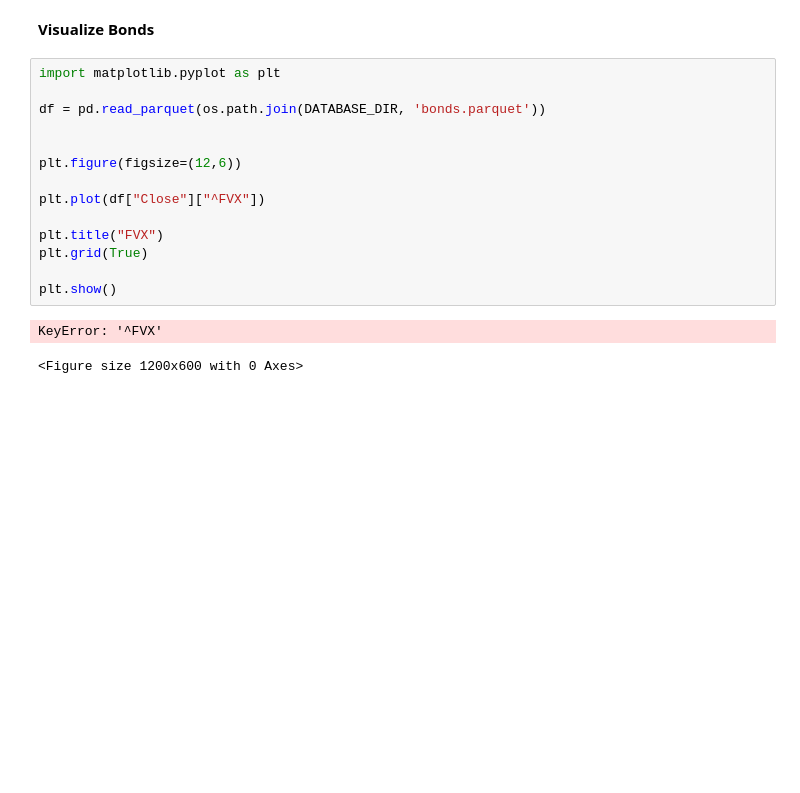
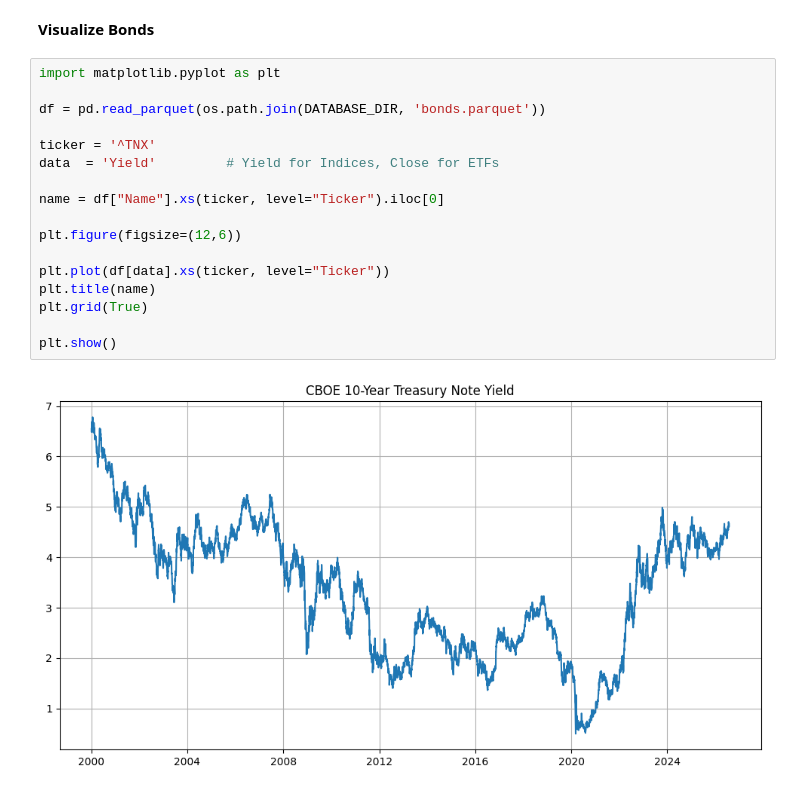
Before and after one commit to loewbenedikt01/Python, a Jupyter notebook: Database_Update/data_control.ipynb, the cells around one changed output. Drawn from its saved outputs; the diff is of its cells as text; blank space fills up the shorter version.

```diff
--- a/Database_Update/data_control.ipynb
+++ b/Database_Update/data_control.ipynb
@@ -57,17 +57,19 @@ Index: []
 # %%
 import matplotlib.pyplot as plt
 
 df = pd.read_parquet(os.path.join(DATABASE_DIR, 'bonds.parquet'))
 
+ticker = '^TNX'
+data  = 'Yield'         # Yield for Indices, Close for ETFs
+
+name = df["Name"].xs(ticker, level="Ticker").iloc[0]
 
 plt.figure(figsize=(12,6))
 
-plt.plot(df["Close"]["^FVX"])
-
-plt.title("FVX")
+plt.plot(df[data].xs(ticker, level="Ticker"))
+plt.title(name)
 plt.grid(True)
 
 plt.show()
 # %% [output]
-KeyError: '^FVX'
-<Figure size 1200x600 with 0 Axes>
+[figure, added]
```
Also changed, not shown: parts of 1 cell of this notebook, 1 other file.
